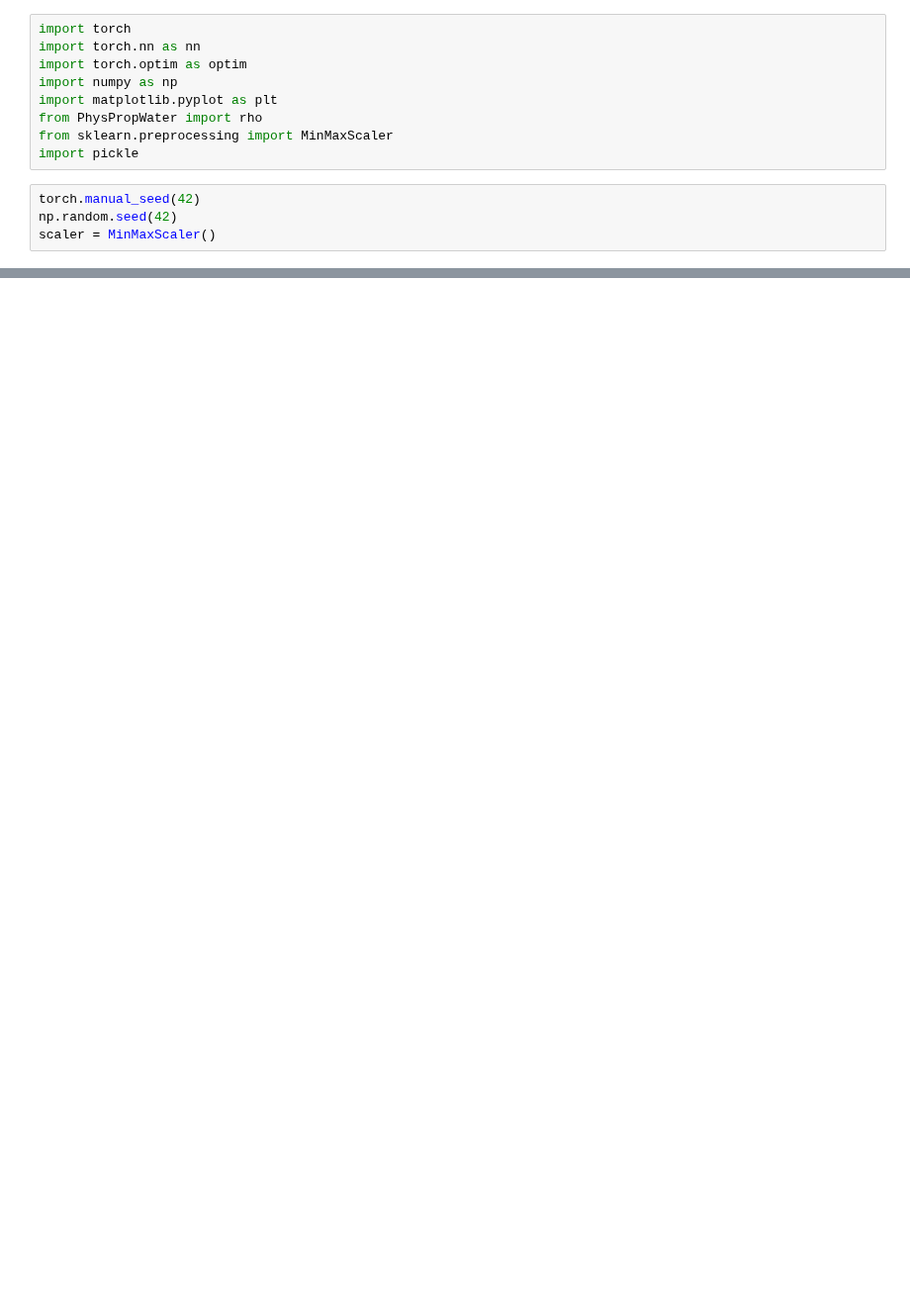
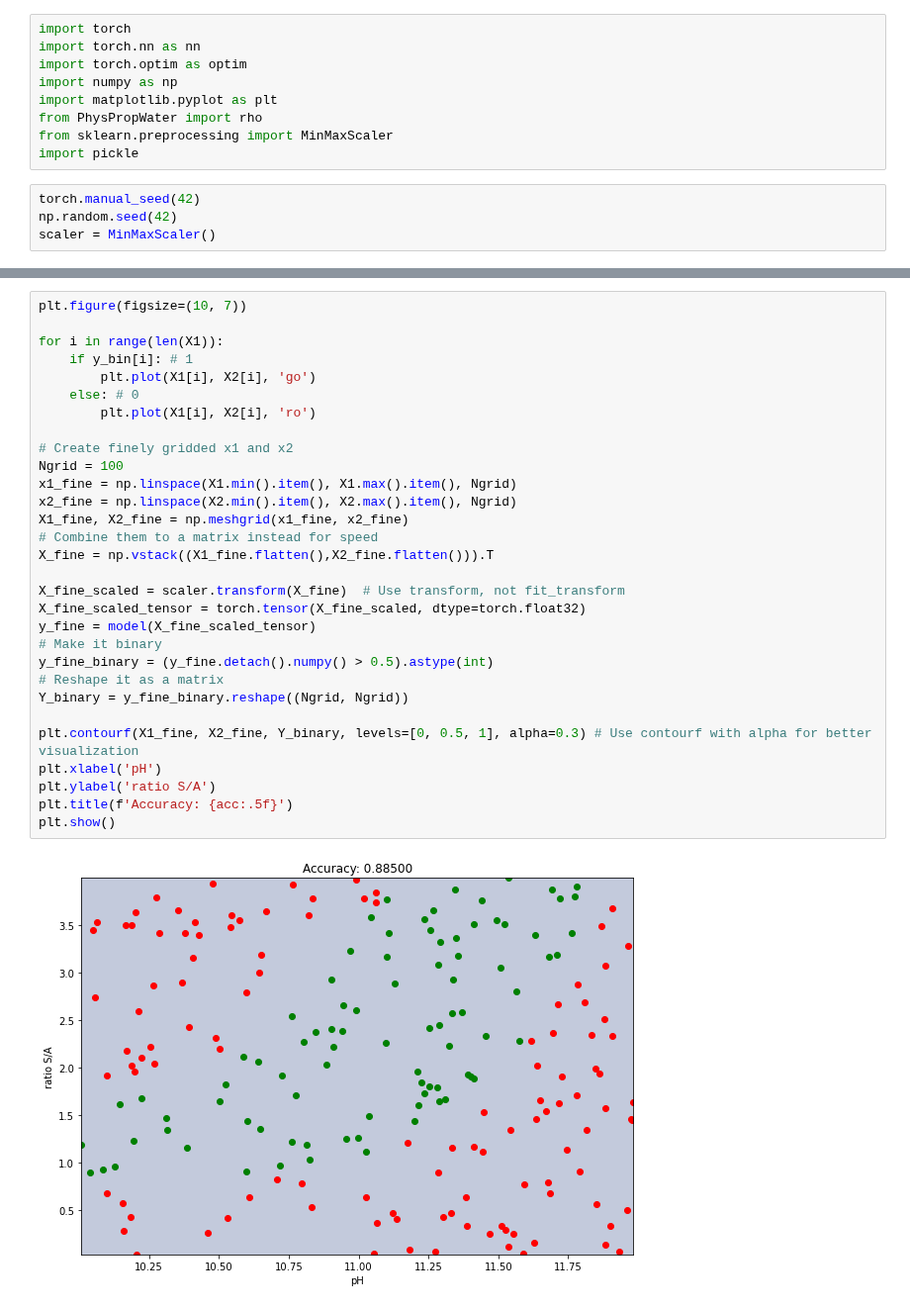
Before and after one commit to OlofssonFredrik/KETN40, a Jupyter notebook: DigitalEx8/uppg2.ipynb, the cells around one changed output, grey strips where cells are left out. Shown at 99% size. Saved outputs shown, nothing was run; the diff lists cells and outputs as text; blank space fills up the shorter version.

```diff
--- a/DigitalEx8/uppg2.ipynb
+++ b/DigitalEx8/uppg2.ipynb
@@ -36,0 +117,32 @@ class ModelA(nn.Module):
+# %%
+plt.figure(figsize=(10, 7))
+
+for i in range(len(X1)):
+    if y_bin[i]: # 1
+        plt.plot(X1[i], X2[i], 'go')
+    else: # 0
+        plt.plot(X1[i], X2[i], 'ro')
+
+# Create finely gridded x1 and x2
+Ngrid = 100
+x1_fine = np.linspace(X1.min().item(), X1.max().item(), Ngrid)
+x2_fine = np.linspace(X2.min().item(), X2.max().item(), Ngrid)
+X1_fine, X2_fine = np.meshgrid(x1_fine, x2_fine)
+# Combine them to a matrix instead for speed
+X_fine = np.vstack((X1_fine.flatten(),X2_fine.flatten())).T
+
+X_fine_scaled = scaler.transform(X_fine)  # Use transform, not fit_transform
+X_fine_scaled_tensor = torch.tensor(X_fine_scaled, dtype=torch.float32)
+y_fine = model(X_fine_scaled_tensor)
+# Make it binary
+y_fine_binary = (y_fine.detach().numpy() > 0.5).astype(int)
+# Reshape it as a matrix
+Y_binary = y_fine_binary.reshape((Ngrid, Ngrid))
+
+plt.contourf(X1_fine, X2_fine, Y_binary, levels=[0, 0.5, 1], alpha=0.3) # Use contourf with alpha for better visualization
+plt.xlabel('pH')
+plt.ylabel('ratio S/A')
+plt.title(f'Accuracy: {acc:.5f}')
+plt.show()
+# %% [output]
+[figure, added]
```
Also changed, not shown: parts of 5 cells of this notebook, 1 other file.
